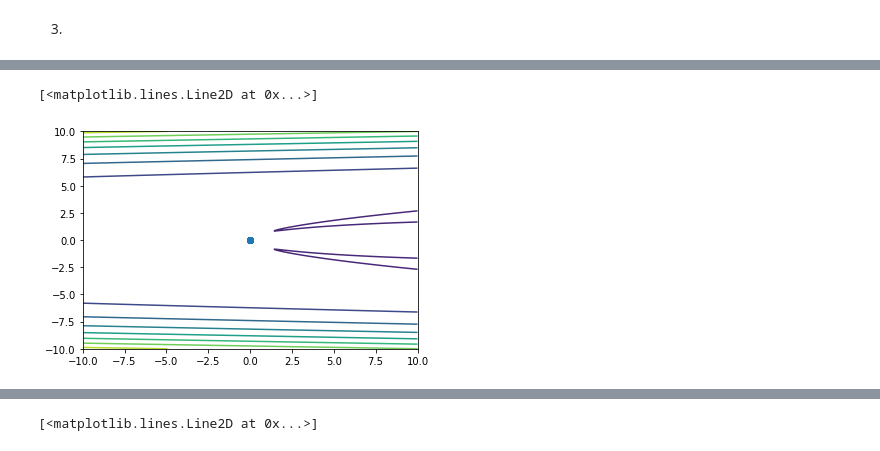
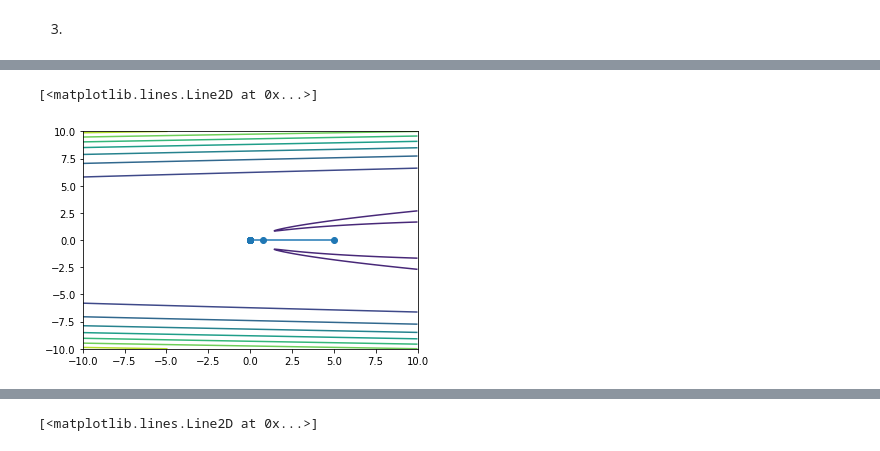
Before and after one commit to CXYSean/ANLY590, a Jupyter notebook: HW2/HW2.ipynb, the cells around one changed output, grey strips where cells are left out. Cells and saved outputs as stored; diff of their text form; code cells hidden in the pictures.

```diff
--- a/HW2/HW2.ipynb
+++ b/HW2/HW2.ipynb
@@ -74,12 +98,12 @@ def grad_descent(starting_point=None, iterations=10, learning_rate=12):
 # %%
 np.random.seed(10)
-traj = grad_descent([0,0],iterations=10, learning_rate=0.01)
+traj = grad_descent([5,0],iterations=10, learning_rate=0.01)
 
 fig, ax = plt.subplots()
 CS = ax.contour(X, Y, Z)
 x= traj[:,0]
 y= traj[:,1]
 plt.plot(x,y,'-o')
 # %% [output]
 [<matplotlib.lines.Line2D at 0x...>]
-[figure, old version]
+[figure, new version]
```
Also changed, not shown: parts of 27 cells of this notebook.
